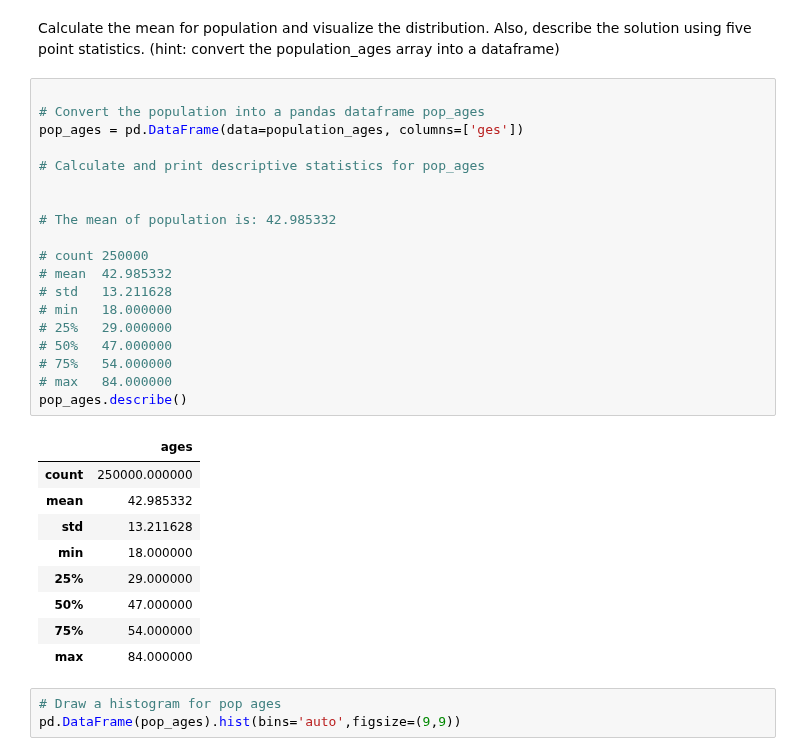
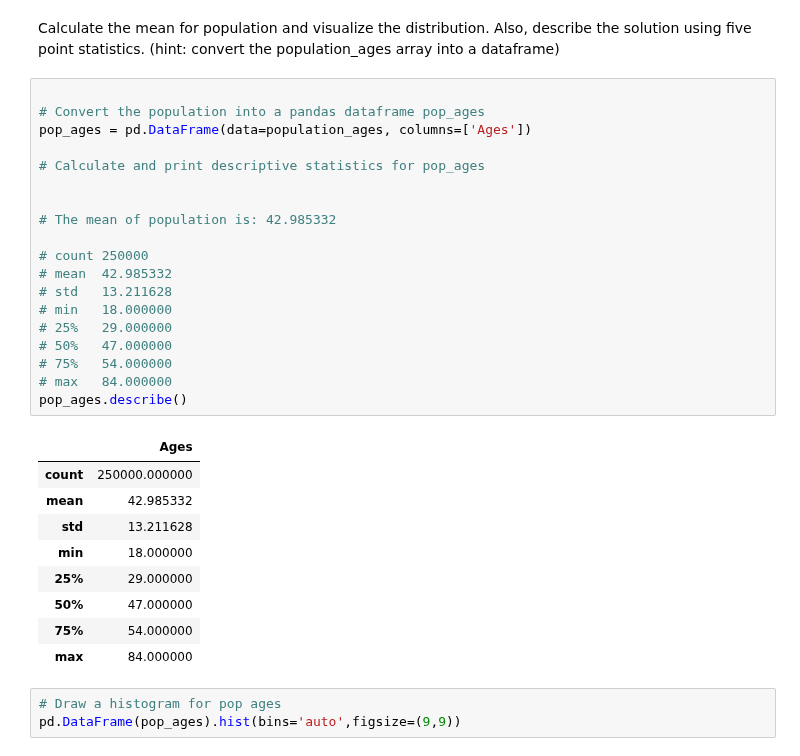
Before and after one commit to oncob749/dsc-2-19-15-confidence-intervals-lab-nyc-ds-career-031119, a Jupyter notebook: index.ipynb, the cells around one changed output. Cells and saved outputs as stored; diff of their text form.

```diff
--- a/index.ipynb
+++ b/index.ipynb
@@ -44,24 +44,24 @@ Calculate the mean for population and visualize the distribution. Also, describe
 # %%
 
 # Convert the population into a pandas dataframe pop_ages
-pop_ages = pd.DataFrame(data=population_ages, columns=['ges'])
+pop_ages = pd.DataFrame(data=population_ages, columns=['Ages'])
 
 # Calculate and print descriptive statistics for pop_ages
 
 
 # The mean of population is: 42.985332
 
 # count	250000
 # mean	42.985332
 # std	13.211628
 # min	18.000000
 # 25%	29.000000
 # 50%	47.000000
 # 75%	54.000000
 # max	84.000000
 pop_ages.describe()
 # %% [output]
-|  | ages |
+|  | Ages |
 | count | 250000.000000 |
 | mean | 42.985332 |
 | std | 13.211628 |
```
